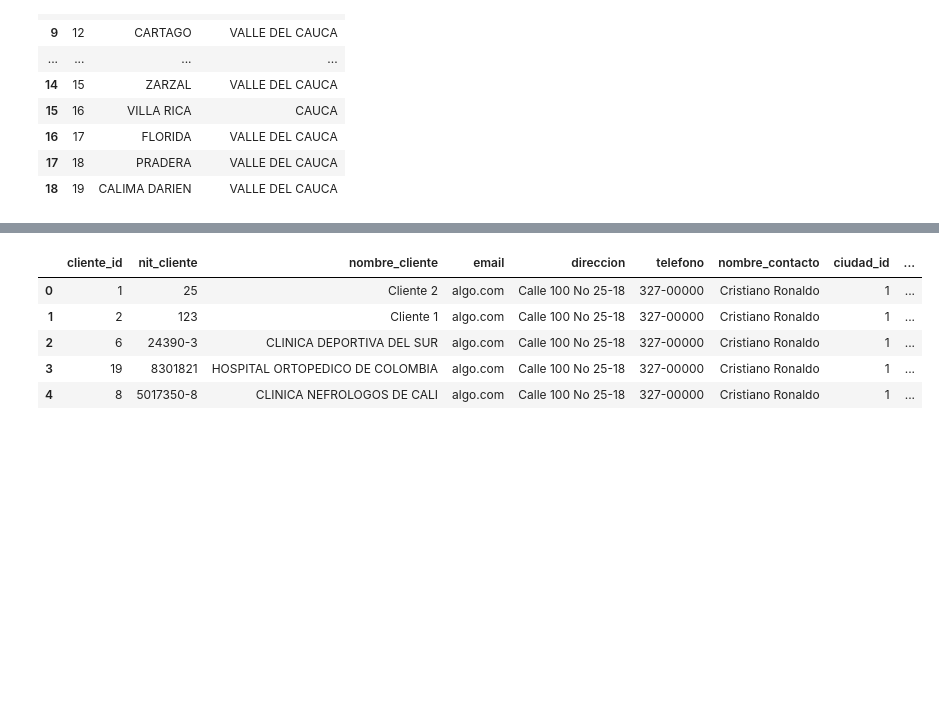
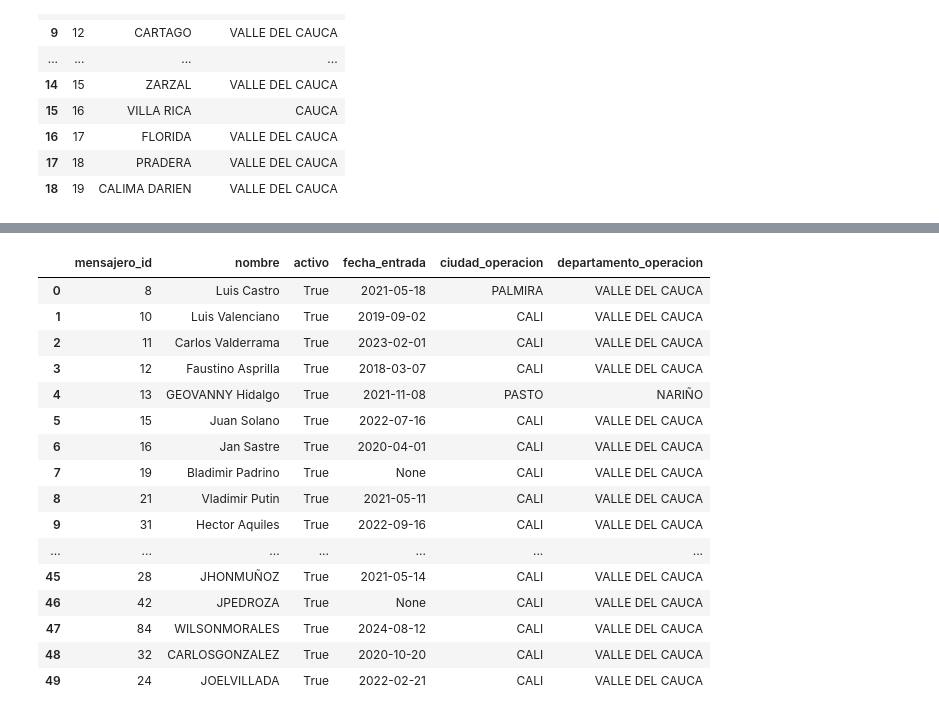
Before and after one commit to AndresIsCoding/Proyecto-ciencia-de-datos, a Jupyter notebook: ETL.ipynb, the cells around one changed output, grey strips where cells are left out. Saved outputs shown, nothing was run; the diff lists cells and outputs as text; code cells hidden in the pictures; blank space fills up the shorter version.

Commit message:
Dimensiones cliente, sede y mensajero

```diff
--- a/ETL.ipynb
+++ b/ETL.ipynb
@@ -212,13 +223,35 @@ df
 # %%
-# Dimension mensajero
-query = "SELECT * FROM cliente"
+# Dimension mensajero (dim_mensajero)
+
+# Creacion del cursor
+cur = conn.cursor()
+
+query = ("""
+    SELECT dim_mensajero.id AS mensajero_id, username AS nombre, activo, fecha_entrada, nombre_ciudad AS ciudad_operacion, nombre_departamento AS departamento_operacion
+    FROM clientes_mensajeroaquitoy AS dim_mensajero
+    INNER JOIN auth_user ON dim_mensajero.user_id = auth_user.id
+    LEFT JOIN ciudad ON dim_mensajero.ciudad_operacion_id = ciudad.id
+    LEFT JOIN departamento ON ciudad.departamento_id = departamento.id
+
+""")
 df = pd.read_sql(query, conn)
-df.head(5)
+df
 # %% [output]
-|  | cliente_id | nit_cliente | nombre_cliente | email | direccion | telefono | nombre_contacto | ciudad_id | ... |
-| 0 | 1 | 25 | Cliente 2 | algo.com | Calle 100 No 25-18 | 327-00000 | Cristiano Ronaldo | 1 | ... |
-| 1 | 2 | 123 | Cliente 1 | algo.com | Calle 100 No 25-18 | 327-00000 | Cristiano Ronaldo | 1 | ... |
-| 2 | 6 | 24390-3 | CLINICA DEPORTIVA DEL SUR | algo.com | Calle 100 No 25-18 | 327-00000 | Cristiano Ronaldo | 1 | ... |
-| 3 | 19 | 8301821 | HOSPITAL ORTOPEDICO DE COLOMBIA | algo.com | Calle 100 No 25-18 | 327-00000 | Cristiano Ronaldo | 1 | ... |
-| 4 | 8 | 5017350-8 | CLINICA NEFROLOGOS DE CALI | algo.com | Calle 100 No 25-18 | 327-00000 | Cristiano Ronaldo | 1 | ... |
+|  | mensajero_id | nombre | activo | fecha_entrada | ciudad_operacion | departamento_operacion |
+| 0 | 8 | Luis Castro | True | 2021-05-18 | PALMIRA | VALLE DEL CAUCA |
+| 1 | 10 | Luis Valenciano | True | 2019-09-02 | CALI | VALLE DEL CAUCA |
+| 2 | 11 | Carlos Valderrama | True | 2023-02-01 | CALI | VALLE DEL CAUCA |
+| 3 | 12 | Faustino Asprilla | True | 2018-03-07 | CALI | VALLE DEL CAUCA |
+| 4 | 13 | GEOVANNY Hidalgo | True | 2021-11-08 | PASTO | NARIÑO |
+| 5 | 15 | Juan Solano | True | 2022-07-16 | CALI | VALLE DEL CAUCA |
+| 6 | 16 | Jan Sastre | True | 2020-04-01 | CALI | VALLE DEL CAUCA |
+| 7 | 19 | Bladimir Padrino | True | None | CALI | VALLE DEL CAUCA |
+| 8 | 21 | Vladimir Putin | True | 2021-05-11 | CALI | VALLE DEL CAUCA |
+| 9 | 31 | Hector Aquiles | True | 2022-09-16 | CALI | VALLE DEL CAUCA |
+| ... | ... | ... | ... | ... | ... | ... |
+| 45 | 28 | JHONMUÑOZ | True | 2021-05-14 | CALI | VALLE DEL CAUCA |
+| 46 | 42 | JPEDROZA | True | None | CALI | VALLE DEL CAUCA |
+| 47 | 84 | WILSONMORALES | True | 2024-08-12 | CALI | VALLE DEL CAUCA |
+| 48 | 32 | CARLOSGONZALEZ | True | 2020-10-20 | CALI | VALLE DEL CAUCA |
+| 49 | 24 | JOELVILLADA | True | 2022-02-21 | CALI | VALLE DEL CAUCA |
 # %%
```
Also changed, not shown: parts of 3 cells of this notebook, 1 other file.
